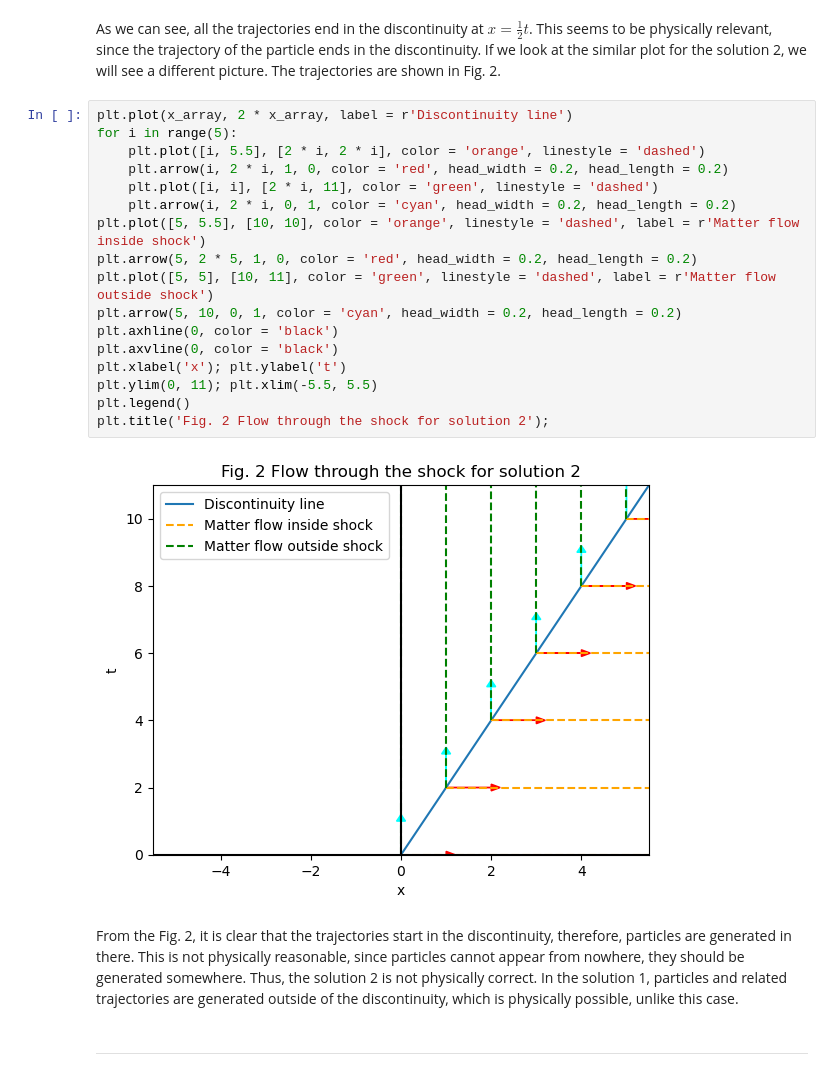
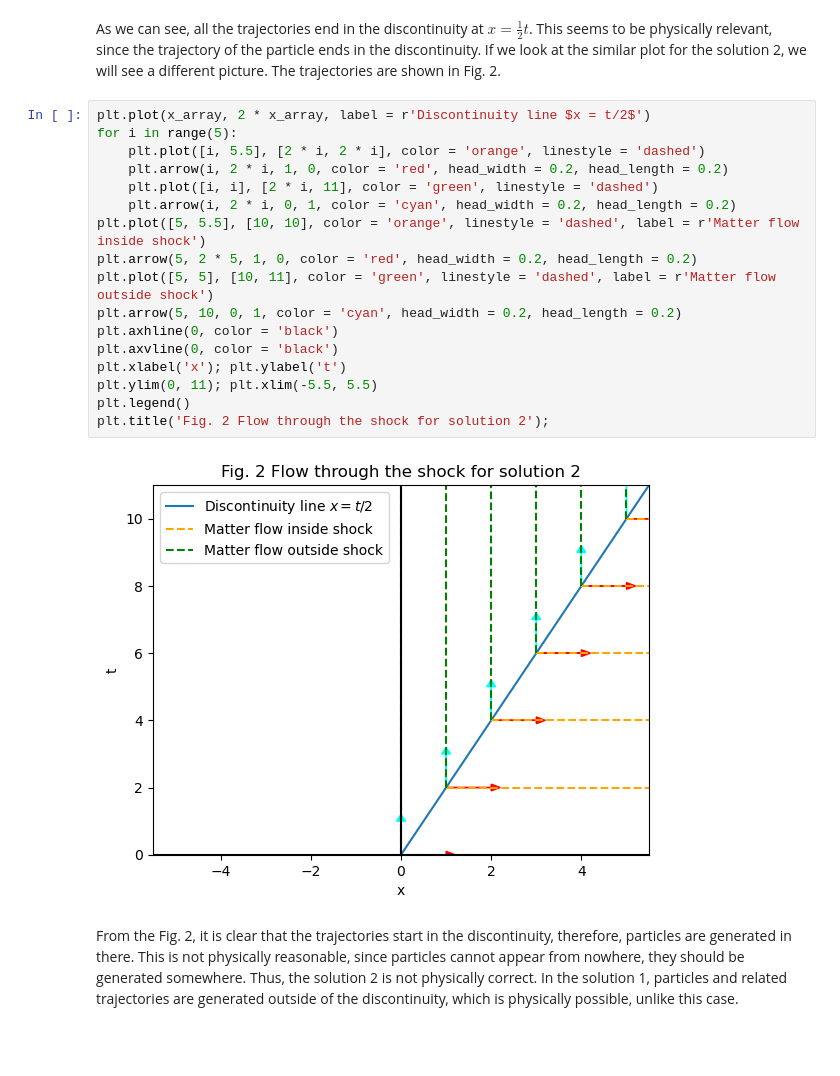
Before and after one commit to askoldvilkha/CompMethods_Astro23, a Jupyter notebook: HW6/hw6_VilkhaPaulBinu.ipynb, the cells around one changed output. Drawn from its saved outputs; the diff is of its cells as text; blank space fills up the shorter version.

```diff
--- a/HW6/hw6_VilkhaPaulBinu.ipynb
+++ b/HW6/hw6_VilkhaPaulBinu.ipynb
@@ -244,25 +236,23 @@ plt.title('Fig. 1 Flow through the shock for solution 1');
 # %% [markdown]
 As we can see, all the trajectories end in the discontinuity at $x = \frac{1}{2} t$. This seems to be physically relevant, since the trajectory of the particle ends in the discontinuity. If we look at the similar plot for the solution 2, we will see a different picture. The trajectories are shown in Fig. 2.
 # %%
-plt.plot(x_array, 2 * x_array, label = r'Discontinuity line')
+plt.plot(x_array, 2 * x_array, label = r'Discontinuity line $x = t/2$')
 for i in range(5):
     plt.plot([i, 5.5], [2 * i, 2 * i], color = 'orange', linestyle = 'dashed')
     plt.arrow(i, 2 * i, 1, 0, color = 'red', head_width = 0.2, head_length = 0.2)
     plt.plot([i, i], [2 * i, 11], color = 'green', linestyle = 'dashed')
     plt.arrow(i, 2 * i, 0, 1, color = 'cyan', head_width = 0.2, head_length = 0.2)
 plt.plot([5, 5.5], [10, 10], color = 'orange', linestyle = 'dashed', label = r'Matter flow inside shock')
 plt.arrow(5, 2 * 5, 1, 0, color = 'red', head_width = 0.2, head_length = 0.2)
 plt.plot([5, 5], [10, 11], color = 'green', linestyle = 'dashed', label = r'Matter flow outside shock')
 plt.arrow(5, 10, 0, 1, color = 'cyan', head_width = 0.2, head_length = 0.2)
 plt.axhline(0, color = 'black')
 plt.axvline(0, color = 'black')
 plt.xlabel('x'); plt.ylabel('t')
 plt.ylim(0, 11); plt.xlim(-5.5, 5.5)
 plt.legend()
 plt.title('Fig. 2 Flow through the shock for solution 2');
 # %% [output]
-[figure, old version]
+[figure, new version]
 # %% [markdown]
 From the Fig. 2, it is clear that the trajectories start in the discontinuity, therefore, particles are generated in there. This is not physically reasonable, since particles cannot appear from nowhere, they should be generated somewhere. Thus, the solution 2 is not physically correct. In the solution 1, particles and related trajectories are generated outside of the discontinuity, which is physically possible, unlike this case.
-# %% [markdown]
-***
```
Also changed, not shown: parts of 12 cells of this notebook.
